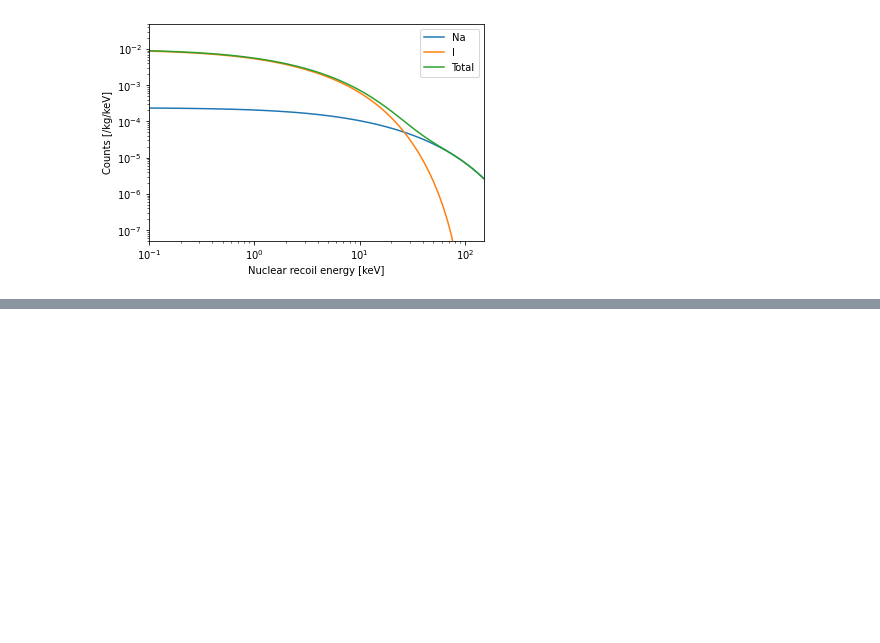
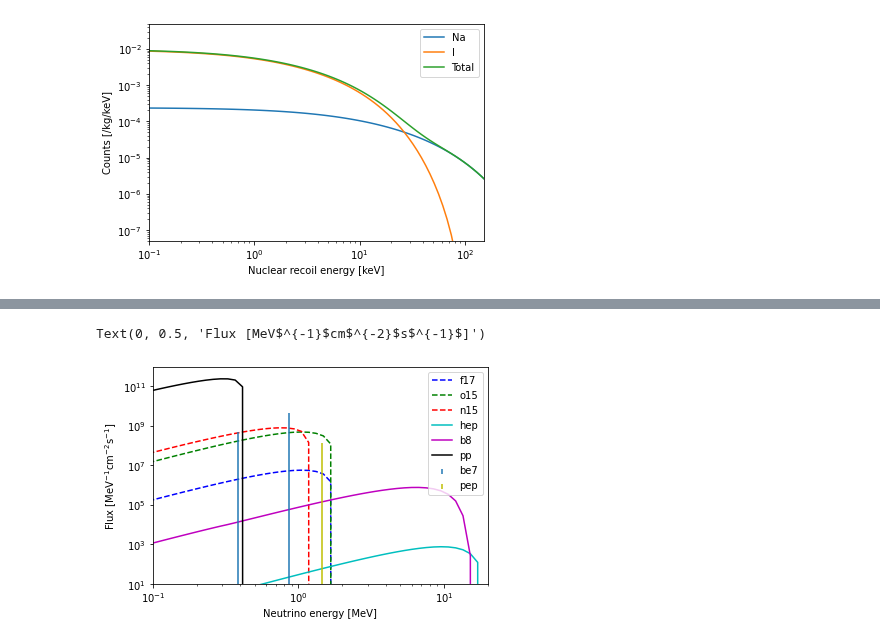
Before and after one commit to mjzurowski/sgm, a Jupyter notebook: Neutrino-test.ipynb, the cells around one changed output, grey strips where cells are left out. Saved outputs shown, nothing was run; the diff lists cells and outputs as text; code cells hidden in the pictures; blank space fills up the shorter version.

Commit message:
add solar neutrino spectra

```diff
--- a/Neutrino-test.ipynb
+++ b/Neutrino-test.ipynb
@@ -91,0 +92,29 @@ plt.ylim(5e-8, 5e-2)
+# %%
+Ev = np.logspace(1,6,100) # Supernova neutrino energy, units of keV
+f17NDist = SolarNDist("f17",0.0005912e10)
+o15NDist = SolarNDist("o15",0.05031e10)
+n13NDist = SolarNDist("n13",0.05712e10)
+hepNDist = SolarNDist("hepspectrum",0.000000788e10)
+b8NDist = SolarNDist("b8spectrum",0.0005822e10)
+be7_384NDist = SolarNDist("be7_384",0.4857e10)
+be7_861NDist = SolarNDist("be7_861",0.4857e10)
+ppNDist = SolarNDist("pp",5.938e10)
+
+plt.plot(Ev/1e3,f17NDist.dist(Ev/1e3),label='f17',linestyle='--',color='b')
+plt.plot(Ev/1e3,o15NDist.dist(Ev/1e3),label='o15',linestyle='--',color='g')
+plt.plot(Ev/1e3,n13NDist.dist(Ev/1e3),label='n15',linestyle='--',color='r')
+plt.plot(Ev/1e3,hepNDist.dist(Ev/1e3),label='hep',color='c')
+plt.plot(Ev/1e3,b8NDist.dist(Ev/1e3),label='b8',color='m')
+plt.stem([384.3/1e3,861.8/1e3],np.array([0.103,0.897])*0.4857e10,label='be7',markerfmt=' ',basefmt=" ")
+plt.stem(1442/1e3,0.01401e10,'y',label='pep', markerfmt=' ',basefmt=" ")
+plt.plot(Ev/1e3,ppNDist.dist(Ev/1e3),label='pp',color='k')
+plt.xscale('log')
+plt.yscale('log')
+plt.legend()
+plt.xlim(1e-1,20)
+plt.ylim(10, 1e12)
+plt.xlabel(r"Neutrino energy [MeV]")
+plt.ylabel(r"Flux [MeV$^{-1}$cm$^{-2}$s$^{-1}$]")
+# %% [output]
+Text(0, 0.5, 'Flux [MeV$^{-1}$cm$^{-2}$s$^{-1}$]')
+[figure, added]
```
Also changed, not shown: parts of 4 cells of this notebook, 9 other files.
